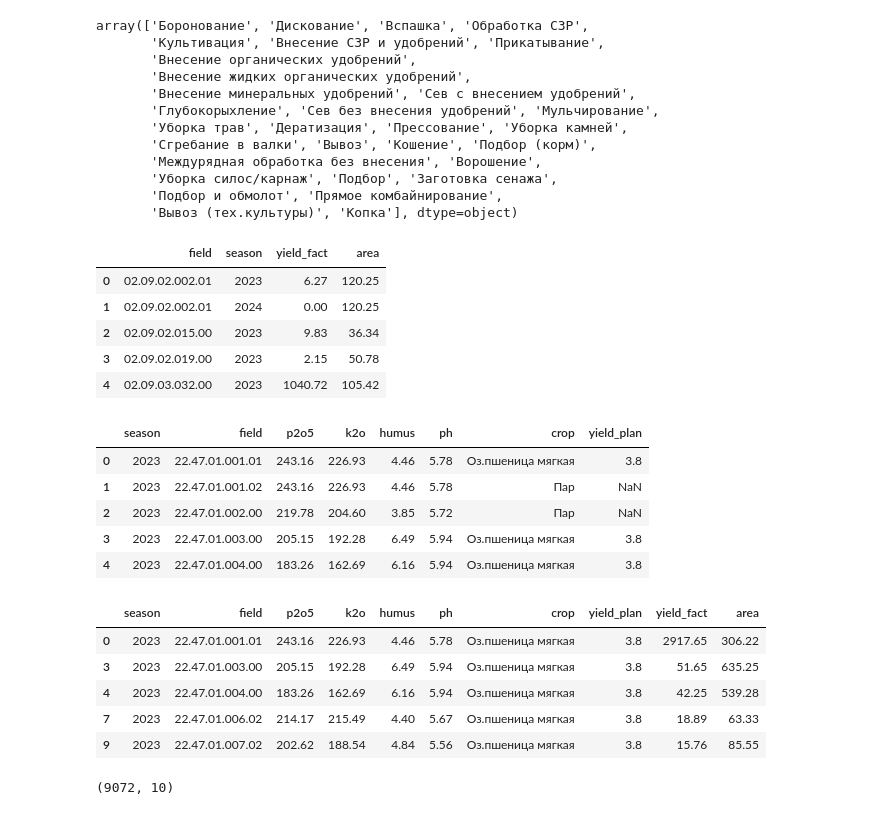
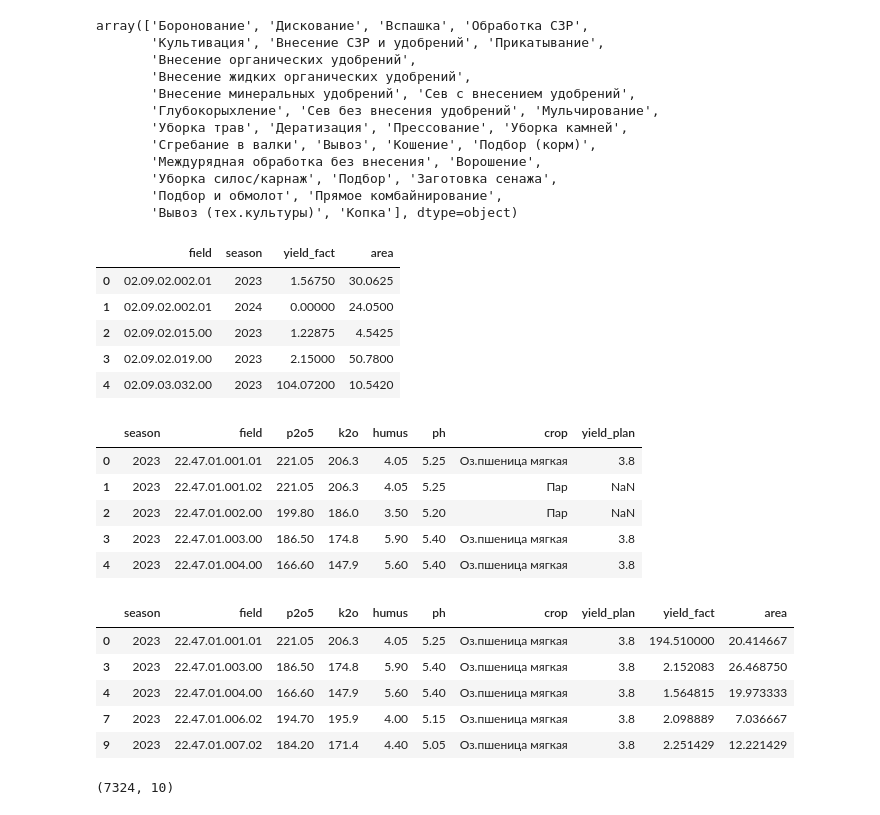
Before and after one commit to VladSunny/DANO_EKONIVA, a Jupyter notebook: notebooks/searchForHypotheses.ipynb, the cells around one changed output. Saved outputs shown, nothing was run; the diff lists cells and outputs as text; code cells hidden in the pictures.

```diff
--- a/notebooks/searchForHypotheses.ipynb
+++ b/notebooks/searchForHypotheses.ipynb
@@ -1,9 +1,9 @@
 # %%
 import pandas as pd
 # %%
-df_fields = pd.read_csv('../data/new_fields.csv', delimiter=';', decimal=',', skiprows=[0, 2])
-df_value = pd.read_csv('../data/new_value.csv', delimiter=';', decimal=',', skiprows=[0, 1], parse_dates=['inv_item_date'], date_format={'inv_item_date': '%d.%m.%Y'})
-df_works = pd.read_csv('../data/new_works.csv', delimiter=';', decimal=',', skiprows=[0, 1], parse_dates=['start_date', 'end_date'], date_format={'start_date': '%d.%m.%Y', 'end_date': '%d.%m.%Y'})
+df_fields = pd.read_csv('../data/fields.csv', delimiter=';', decimal=',', skiprows=[0, 2])
+df_value = pd.read_csv('../data/value.csv', delimiter=';', decimal=',', skiprows=[0, 1], parse_dates=['inv_item_date'], date_format={'inv_item_date': '%d.%m.%Y'})
+df_works = pd.read_csv('../data/works.csv', delimiter=';', decimal=',', skiprows=[0, 1], parse_dates=['start_date', 'end_date'], date_format={'start_date': '%d.%m.%Y', 'end_date': '%d.%m.%Y'})
 
 df_works['area'] = df_works['area'].str.replace(',', '.').astype(float)
 # %%
@@ -55,26 +53,26 @@ array(['Боронование', 'Дискование', 'Вспашка', 'Об
 # %%
 valid_work_subtypes = ['Прямое комбайнирование', 'Подбор и обмолот', 'Заготовка сенажа', 'Уборка силос/карнаж', 'Подбор (корм)', 'Вывоз', 'Прессование']
 df_yield_fact = df_works.query(f"work_type == 'Уборка' and work_subtype in {valid_work_subtypes}")[['season', 'field', 'yield_fact', 'area']]
-df_yield_fact = df_yield_fact.groupby(by=['field', 'season']).sum().reset_index()
+df_yield_fact = df_yield_fact.groupby(by=['field', 'season']).mean().reset_index()
 
 df_yield_fact.head()
 # %% [output]
 |  | field | season | yield_fact | area |
-| 0 | 02.09.02.002.01 | 2023 | 6.27 | 120.25 |
-| 1 | 02.09.02.002.01 | 2024 | 0.00 | 120.25 |
-| 2 | 02.09.02.015.00 | 2023 | 9.83 | 36.34 |
-| 3 | 02.09.02.019.00 | 2023 | 2.15 | 50.78 |
-| 4 | 02.09.03.032.00 | 2023 | 1040.72 | 105.42 |
+| 0 | 02.09.02.002.01 | 2023 | 1.56750 | 30.0625 |
+| 1 | 02.09.02.002.01 | 2024 | 0.00000 | 24.0500 |
+| 2 | 02.09.02.015.00 | 2023 | 1.22875 | 4.5425 |
+| 3 | 02.09.02.019.00 | 2023 | 2.15000 | 50.7800 |
+| 4 | 02.09.03.032.00 | 2023 | 104.07200 | 10.5420 |
 # %%
 df_fields_tmp = df_fields[['season', 'field', 'p2o5', 'k2o', 'humus', 'ph', 'crop', 'yield_plan']]
 df_fields_tmp.head()
 # %% [output]
 |  | season | field | p2o5 | k2o | humus | ph | crop | yield_plan |
-| 0 | 2023 | 22.47.01.001.01 | 243.16 | 226.93 | 4.46 | 5.78 | Оз.пшеница мягкая | 3.8 |
-| 1 | 2023 | 22.47.01.001.02 | 243.16 | 226.93 | 4.46 | 5.78 | Пар | NaN |
-| 2 | 2023 | 22.47.01.002.00 | 219.78 | 204.60 | 3.85 | 5.72 | Пар | NaN |
-| 3 | 2023 | 22.47.01.003.00 | 205.15 | 192.28 | 6.49 | 5.94 | Оз.пшеница мягкая | 3.8 |
-| 4 | 2023 | 22.47.01.004.00 | 183.26 | 162.69 | 6.16 | 5.94 | Оз.пшеница мягкая | 3.8 |
+| 0 | 2023 | 22.47.01.001.01 | 221.05 | 206.3 | 4.05 | 5.25 | Оз.пшеница мягкая | 3.8 |
+| 1 | 2023 | 22.47.01.001.02 | 221.05 | 206.3 | 4.05 | 5.25 | Пар | NaN |
+| 2 | 2023 | 22.47.01.002.00 | 199.80 | 186.0 | 3.50 | 5.20 | Пар | NaN |
+| 3 | 2023 | 22.47.01.003.00 | 186.50 | 174.8 | 5.90 | 5.40 | Оз.пшеница мягкая | 3.8 |
+| 4 | 2023 | 22.47.01.004.00 | 166.60 | 147.9 | 5.60 | 5.40 | Оз.пшеница мягкая | 3.8 |
 # %%
 df = df_fields_tmp.merge(df_yield_fact, how='left', on=['field', 'season'])
 df = df.dropna()
@@ -82,15 +80,15 @@ df = df.dropna()
 df.head()
 # %% [output]
 |  | season | field | p2o5 | k2o | humus | ph | crop | yield_plan | yield_fact | area |
-| 0 | 2023 | 22.47.01.001.01 | 243.16 | 226.93 | 4.46 | 5.78 | Оз.пшеница мягкая | 3.8 | 2917.65 | 306.22 |
-| 3 | 2023 | 22.47.01.003.00 | 205.15 | 192.28 | 6.49 | 5.94 | Оз.пшеница мягкая | 3.8 | 51.65 | 635.25 |
-| 4 | 2023 | 22.47.01.004.00 | 183.26 | 162.69 | 6.16 | 5.94 | Оз.пшеница мягкая | 3.8 | 42.25 | 539.28 |
-| 7 | 2023 | 22.47.01.006.02 | 214.17 | 215.49 | 4.40 | 5.67 | Оз.пшеница мягкая | 3.8 | 18.89 | 63.33 |
-| 9 | 2023 | 22.47.01.007.02 | 202.62 | 188.54 | 4.84 | 5.56 | Оз.пшеница мягкая | 3.8 | 15.76 | 85.55 |
+| 0 | 2023 | 22.47.01.001.01 | 221.05 | 206.3 | 4.05 | 5.25 | Оз.пшеница мягкая | 3.8 | 194.510000 | 20.414667 |
+| 3 | 2023 | 22.47.01.003.00 | 186.50 | 174.8 | 5.90 | 5.40 | Оз.пшеница мягкая | 3.8 | 2.152083 | 26.468750 |
+| 4 | 2023 | 22.47.01.004.00 | 166.60 | 147.9 | 5.60 | 5.40 | Оз.пшеница мягкая | 3.8 | 1.564815 | 19.973333 |
+| 7 | 2023 | 22.47.01.006.02 | 194.70 | 195.9 | 4.00 | 5.15 | Оз.пшеница мягкая | 3.8 | 2.098889 | 7.036667 |
+| 9 | 2023 | 22.47.01.007.02 | 184.20 | 171.4 | 4.40 | 5.05 | Оз.пшеница мягкая | 3.8 | 2.251429 | 12.221429 |
 # %%
 df.shape
 # %% [output]
-(9072, 10)
+(7324, 10)
 # %%
 import matplotlib.pyplot as plt
 # %%
```
Also changed, not shown: parts of 9 cells of this notebook, 8 other files.
